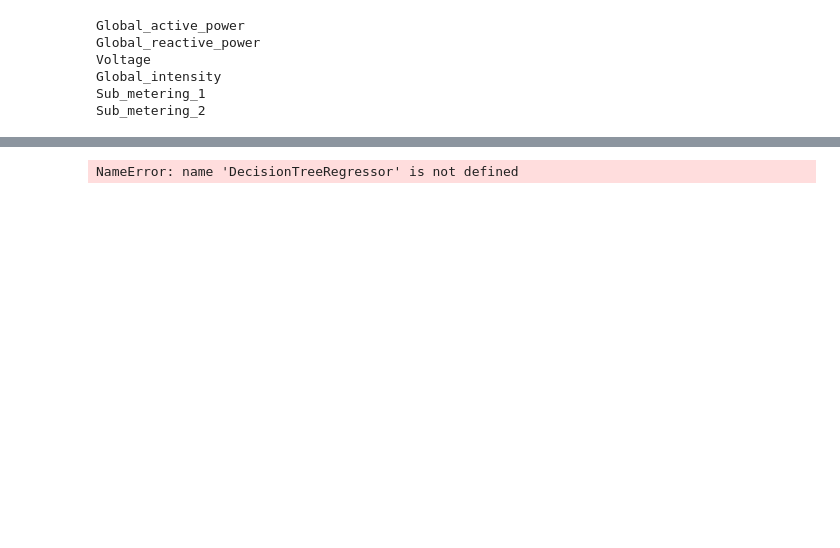
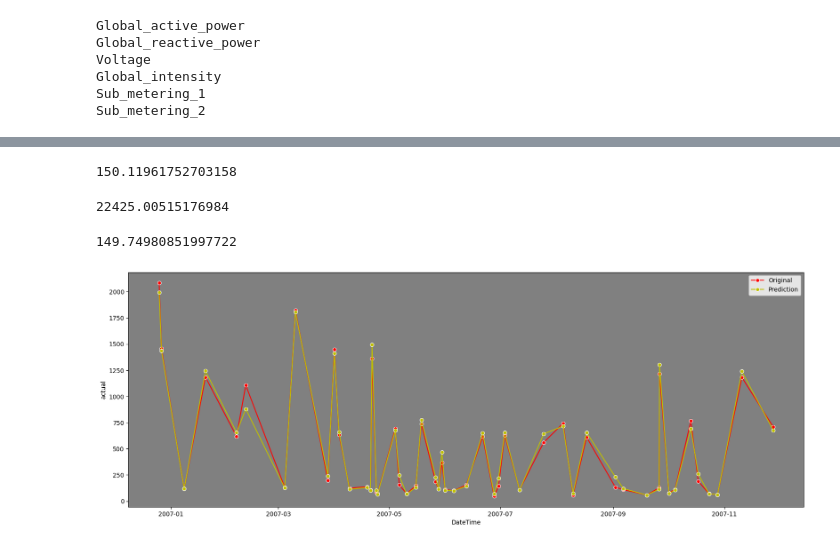
Before and after one commit to Bhuvaneshwari37/Assignment3, a Jupyter notebook: PowerPulse_Household_Energy_Usage Forecast.ipynb, the cells around one changed output, grey strips where cells are left out. Cells and saved outputs as stored; diff of their text form; code cells hidden in the pictures; blank space fills up the shorter version.

```diff
--- a/PowerPulse_Household_Energy_Usage Forecast.ipynb
+++ b/PowerPulse_Household_Energy_Usage Forecast.ipynb
@@ -118,5 +221,5 @@ Index(['Global_active_power', 'Global_reactive_power', 'Voltage',
 # %%
-val = data.drop(['Datetime','Global_active_power'], axis = 1)
+val = data.drop('Global_active_power', axis = 1)
 
 tar = data['Global_active_power']
 # %%
@@ -123,0 +227,3 @@ trdata, tsdata, trlab, tslab = train_test_split(val, tar, test_size= 0.20, rando
+# %%
+rf_model = RandomForestRegressor(max_depth=6, max_features=9, max_samples=300,
+                      n_estimators=500, random_state=89)
@@ -217,10 +265,31 @@ mean_squared_error(trlab, tr_pred_rf)
 # %%
-root_mean_squared_error(trlab, tr_pred)
+root_mean_squared_error(trlab, tr_pred_rf)
+# %% [output]
+150.11961752703158
-# %%
-
-model_2 = DecisionTreeRegressor(max_depth = 3,
-                              min_samples_split = 13,
-                              max_features = 9 ,
-                              random_state= 65)
-# %% [output]
-NameError: name 'DecisionTreeRegressor' is not defined
+# %%
+mean_squared_error(tslab, ts_pred_rf)
+# %% [output]
+22425.00515176984
+# %%
+root_mean_squared_error(tslab, ts_pred_rf)
+# %% [output]
+149.74980851997722
+# %%
+pred_data = pd.DataFrame({
+    "actual": tslab,
+    "pred": ts_pred_rf
+})
+# %%
+pred_data_20  = pred_data.head(50)
+
+f, ax = plt.subplots(figsize= (20, 7))
+ax.set_facecolor('Grey')
+
+sns.lineplot(data = pred_data_20, x = pred_data_20.index, y = 'actual', marker = 'o', label = "Original", color = 'r')
+sns.lineplot(data = pred_data_20, x = pred_data_20.index, y = 'pred', marker = 'o', label = "Prediction", color = 'y')
+
+plt.legend()
+
+plt.show()
+# %% [output]
+[figure, added]
```
Also changed, not shown: parts of 65 cells of this notebook, 1 other file.
